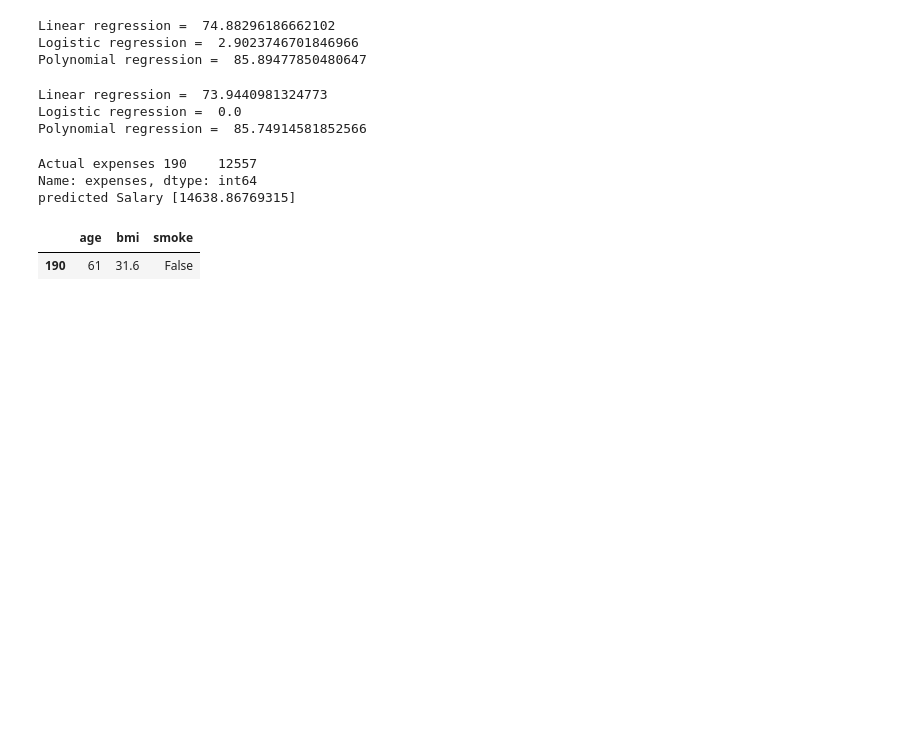
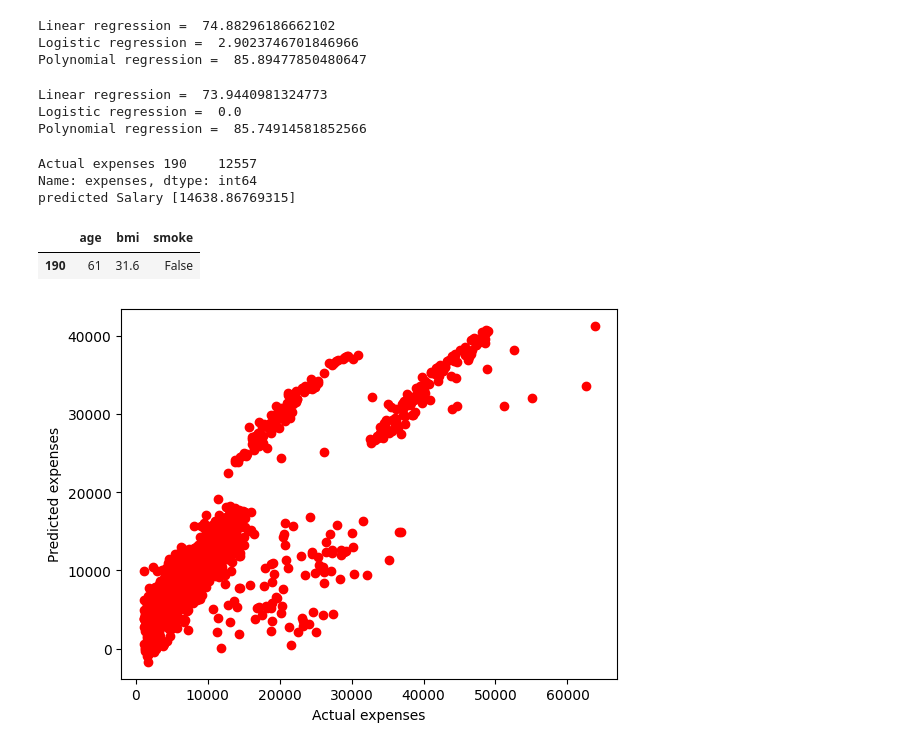
Before and after one commit to sushantbro12/Regression, a Jupyter notebook: Insurance.ipynb, the cells around one changed output. Cells and saved outputs as stored; diff of their text form; code cells hidden in the pictures; blank space fills up the shorter version.

```diff
--- a/Insurance.ipynb
+++ b/Insurance.ipynb
@@ -444,3 +444,10 @@ Name: expenses, dtype: int64
 predicted Salary [14638.86769315]
 |  | age | bmi | smoke |
 | 190 | 61 | 31.6 | False |
+# %%
+plt.scatter(Y_train,lr_model.predict(X_train),color = 'red')
+plt.xlabel('Actual expenses')
+plt.ylabel('Predicted expenses')
+plt.show()
+# %% [output]
+[figure, added]
```
Also changed, not shown: parts of 2 cells of this notebook.
